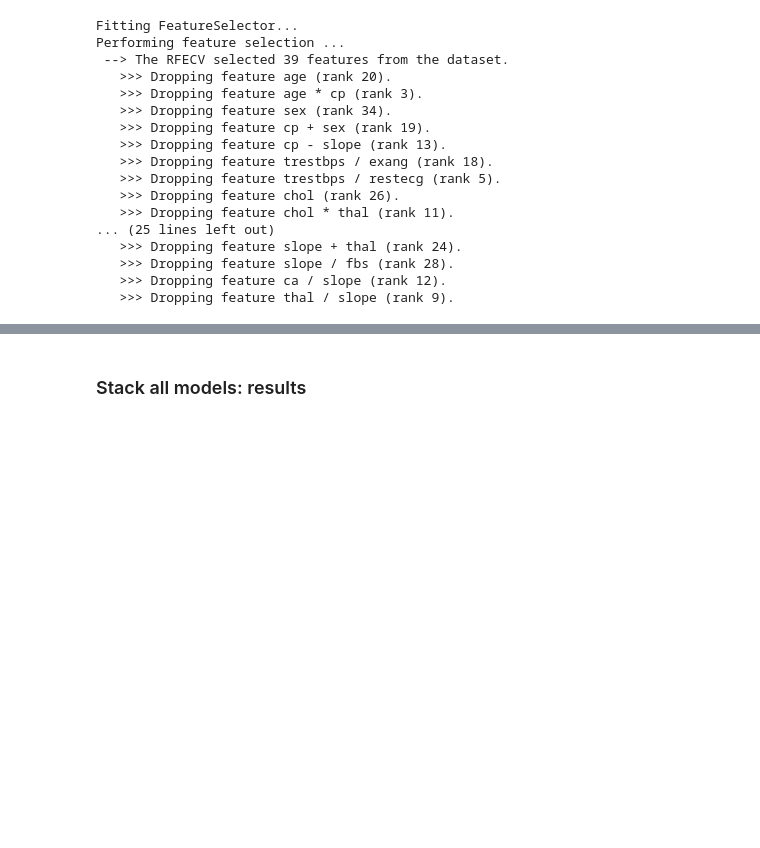
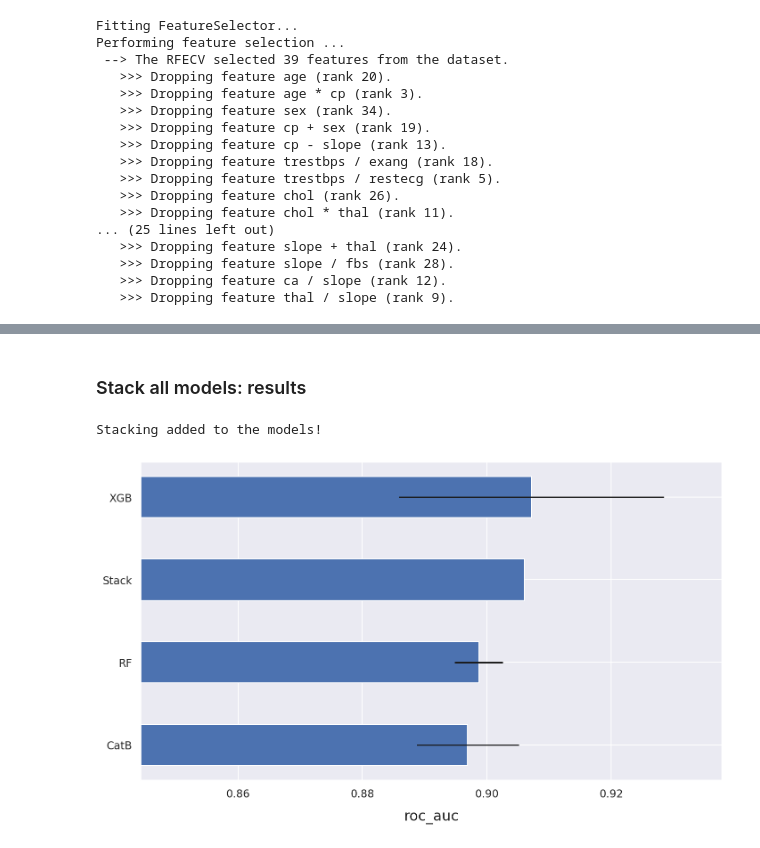
Before and after one commit to oort77/OTUS_ADV_HW2, a Jupyter notebook: notebooks/otus_adv_hw2.ipynb, the cells around one changed output, grey strips where cells are left out. Cells and saved outputs as stored; diff of their text form; code cells hidden in the pictures; blank space fills up the shorter version.

```diff
--- a/notebooks/otus_adv_hw2.ipynb
+++ b/notebooks/otus_adv_hw2.ipynb
@@ -76,3 +69,6 @@ n_initpoints = 128 # 16
+# %%
+ncalls = 256
+n_initpoints = 32
 # %% [markdown]
 #### Parameters of DFS and RFECV
 # %%
@@ -82,7 +93,7 @@ n_features_rfecv = 32
 ### Load data
 # %%
 url = 'https://drive.google.com/uc?export=download&id=1wY3r2MwQoa-jiyzRoEM_eF_EU11vrCs0'
-df = pd.read_csv(url, compression='zip', encoding='utf8')
+df = pd.read_csv(url, compression='zip')#, encoding='utf8')
 df.head()
 # %% [output]
 |  | age | sex | cp | trestbps | chol | fbs | restecg | thalach | exang | oldpeak | slope | ... |
@@ -303,2 +385,0 @@ atom.branch.status()
-# %% [markdown]
-### Stack all models: results
@@ -309,2 +386,10 @@ atom.plot_results()
+# %% [markdown]
+### Stack all models: results
+# %%
+atom.stacking(models=models)#, final_estimator="LDA")#, cv=5) # name="Stack",
+atom.plot_results()
+# %% [output]
+Stacking added to the models!
+[figure, added]
 # %%
 atom.plot_confusion_matrix(models.append("Stack"), title=f'Confusion matrix for Stack', figsize=(8,5))
```
Also changed, not shown: parts of 65 cells of this notebook, 15 other files.
